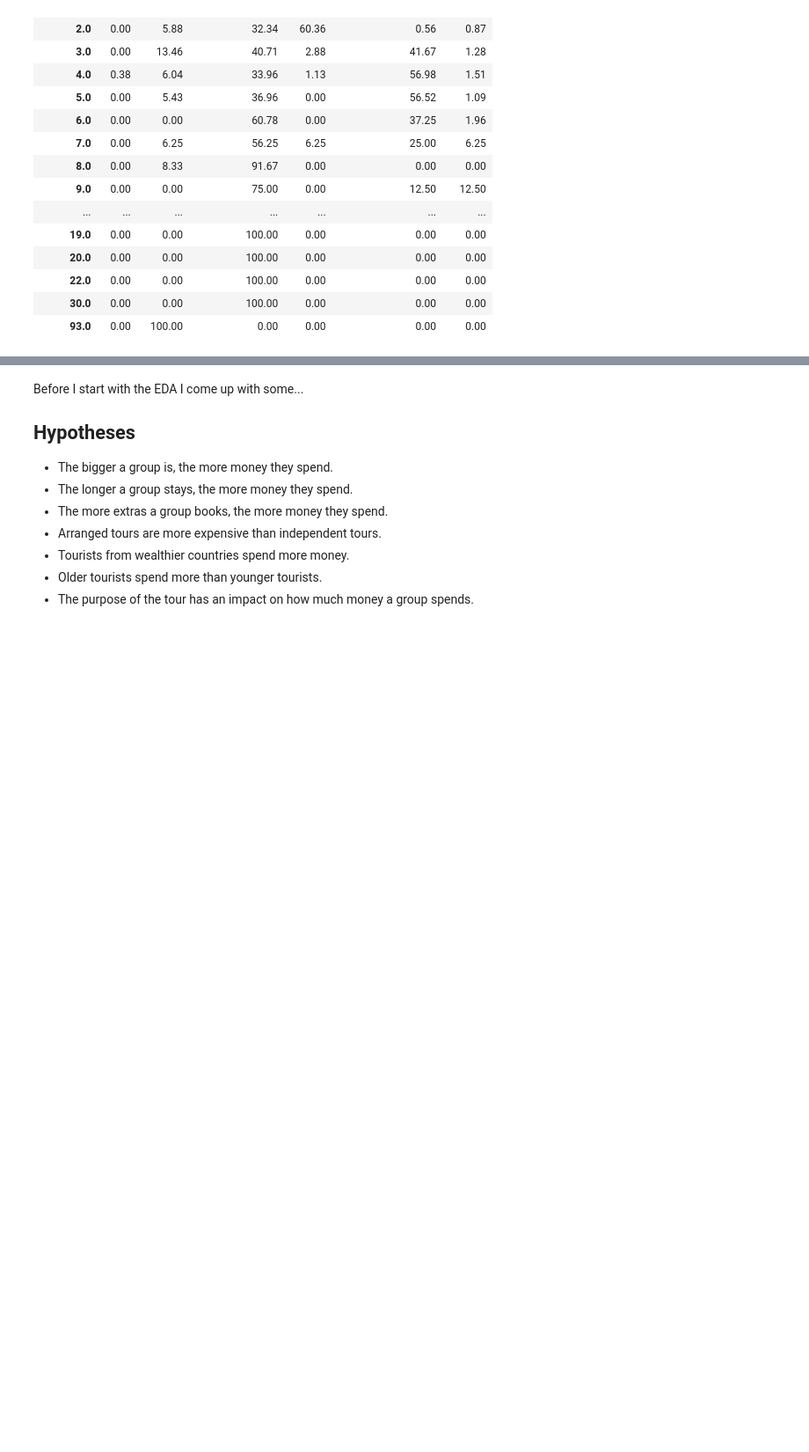
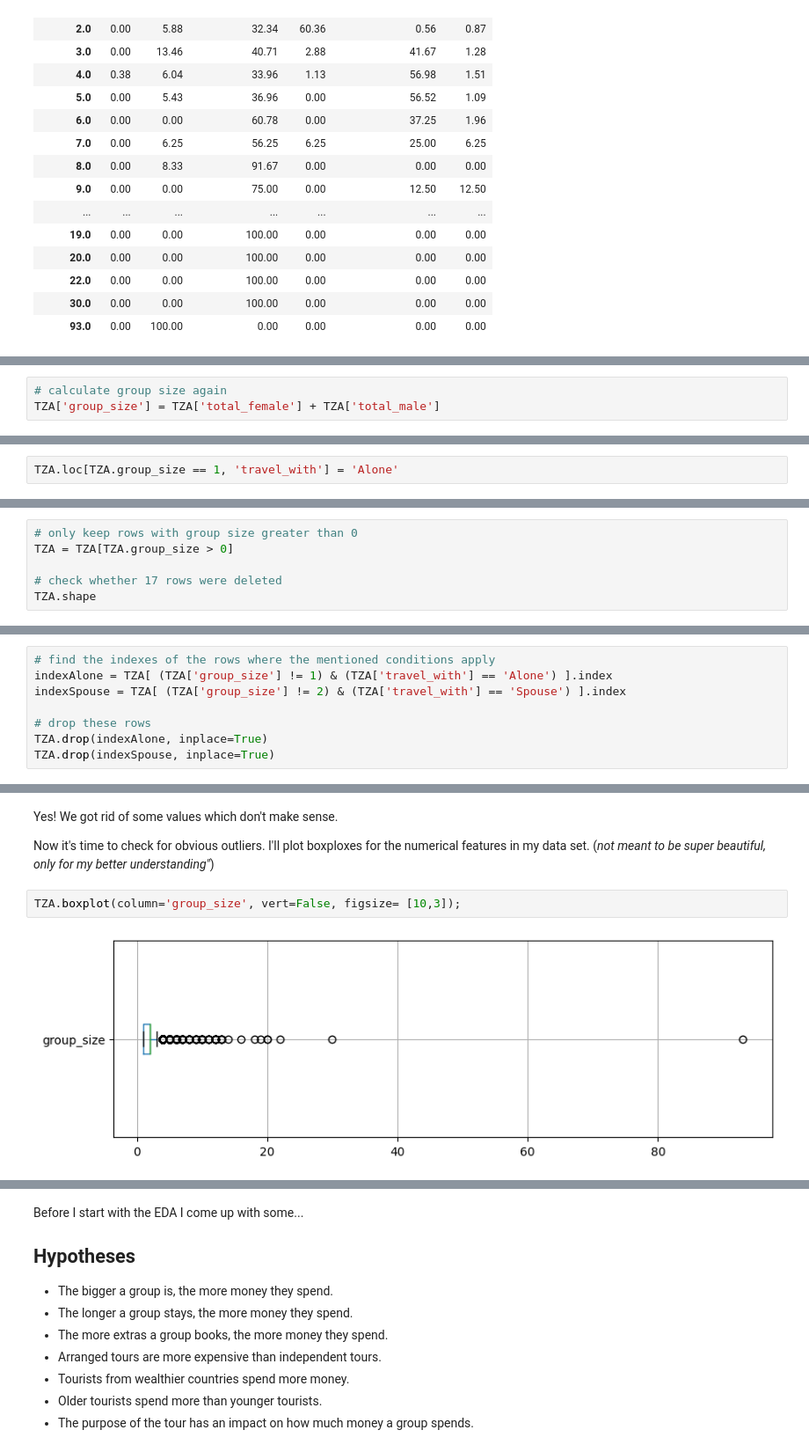
Before and after one commit to scheinmensch/Tanzania_Tourism_Prediction, a Jupyter notebook: EDA.ipynb, the cells around one changed output, grey strips where cells are left out. Shown: that part at 88% size. Saved outputs shown, nothing was run; the diff lists cells and outputs as text; blank space fills up the shorter version.

Commit message:
data cleaning

```diff
--- a/EDA.ipynb
+++ b/EDA.ipynb
@@ -201,0 +277,3 @@ But I don't want to get lost in the details just yet, but first apply a bit of s
+# %%
+# calculate group size again
+TZA['group_size'] = TZA['total_female'] + TZA['total_male']
@@ -201,0 +282,2 @@ But I don't want to get lost in the details just yet, but first apply a bit of s
+# %%
+TZA.loc[TZA.group_size == 1, 'travel_with'] = 'Alone'
@@ -201,0 +320,6 @@ But I don't want to get lost in the details just yet, but first apply a bit of s
+# %%
+# only keep rows with group size greater than 0
+TZA = TZA[TZA.group_size > 0]
+
+# check whether 17 rows were deleted
+TZA.shape
@@ -201,0 +332,8 @@ But I don't want to get lost in the details just yet, but first apply a bit of s
+# %%
+# find the indexes of the rows where the mentioned conditions apply
+indexAlone = TZA[ (TZA['group_size'] != 1) & (TZA['travel_with'] == 'Alone') ].index
+indexSpouse = TZA[ (TZA['group_size'] != 2) & (TZA['travel_with'] == 'Spouse') ].index
+
+# drop these rows
+TZA.drop(indexAlone, inplace=True)
+TZA.drop(indexSpouse, inplace=True)
@@ -201,0 +364,8 @@ But I don't want to get lost in the details just yet, but first apply a bit of s
+# %% [markdown]
+Yes! We got rid of some values which don't make sense.
+
+Now it's time to check for obvious outliers. I'll plot boxploxes for the numerical features in my data set. (*not meant to be super beautiful, only for my better understanding"*)
+# %%
+TZA.boxplot(column='group_size', vert=False, figsize= [10,3]);
+# %% [output]
+[figure, added]
```
Also changed, not shown: parts of 35 cells of this notebook.
